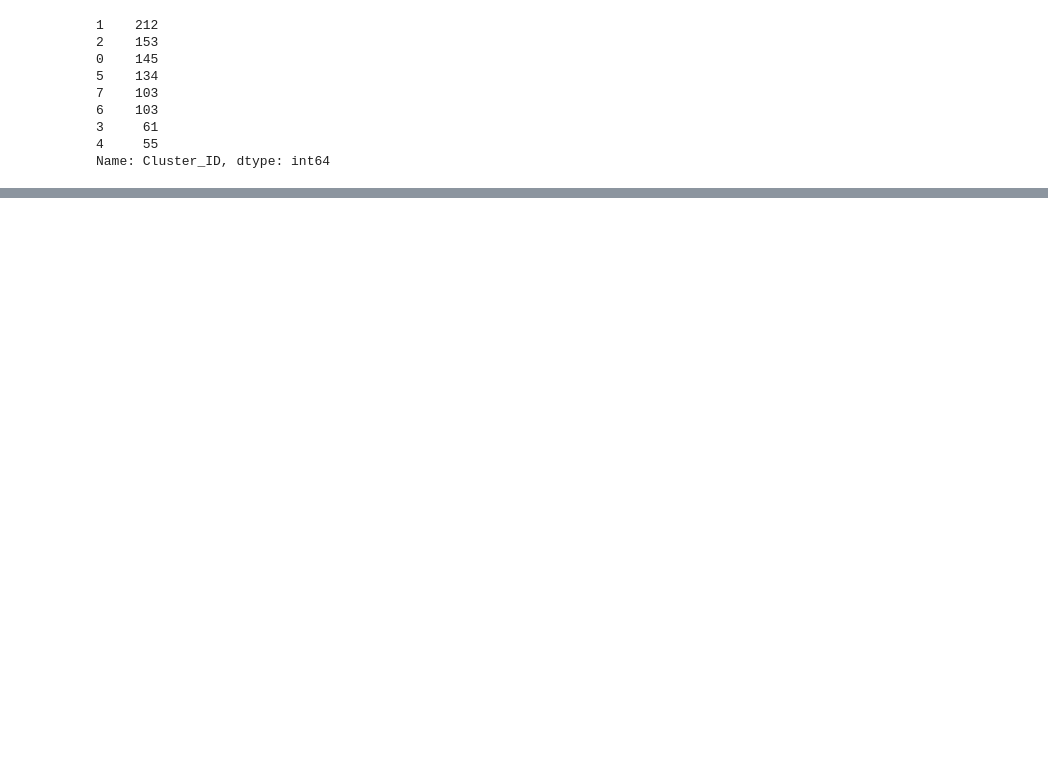
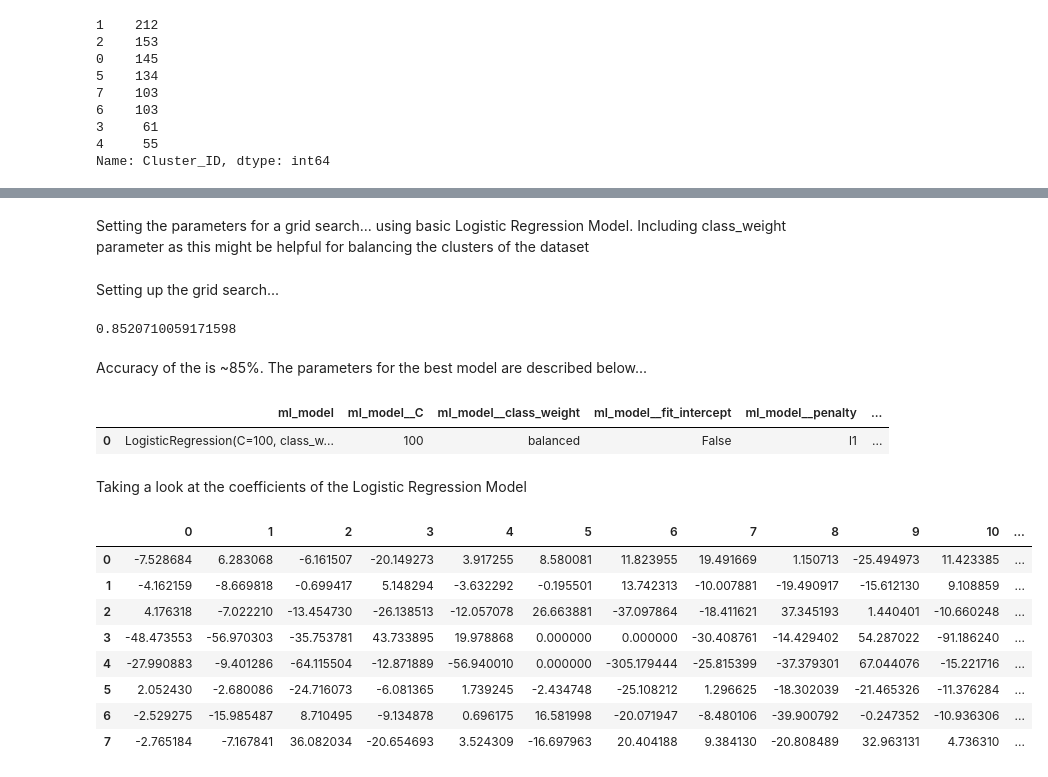
Before and after one commit to dariazhuk357/Capstone_Project_2, a Jupyter notebook: Machine Learning/Supervised_Learning.ipynb, the cells around one changed output, grey strips where cells are left out. Drawn from its saved outputs; the diff is of its cells as text; code cells hidden in the pictures; blank space fills up the shorter version.

```diff
--- a/Machine Learning/Supervised_Learning.ipynb
+++ b/Machine Learning/Supervised_Learning.ipynb
@@ -48,0 +61,2 @@ x_train,x_test,y_train,y_test=train_test_split(X,y,random_state=42,test_size=.3)
+# %% [markdown]
+Setting the parameters for a grid search... using basic Logistic Regression Model. Including class_weight parameter as this might be helpful for balancing the clusters of the dataset
@@ -48,0 +83,18 @@ x_train,x_test,y_train,y_test=train_test_split(X,y,random_state=42,test_size=.3)
+# %% [markdown]
+Setting up the grid search...
+# %%
+gs_logreg=GridSearchCV(pipe,param_grid=params_logreg,cv=5,scoring='accuracy')
+gs_logreg.fit(x_train,y_train)
+df_results_logreg=pd.DataFrame(gs_logreg.best_params_,index=[0])
+print(gs_logreg.best_score_)
+# %% [output]
+0.8520710059171598
+# %% [markdown]
+Accuracy of the is ~85%. The parameters for the best model are described below...
+# %%
+df_results_logreg.head()
+# %% [output]
+|  | ml_model | ml_model__C | ml_model__class_weight | ml_model__fit_intercept | ml_model__penalty | ... |
+| 0 | LogisticRegression(C=100, class_w... | 100 | balanced | False | l1 | ... |
+# %% [markdown]
+Taking a look at the coefficients of the Logistic Regression Model
@@ -48,0 +103,12 @@ x_train,x_test,y_train,y_test=train_test_split(X,y,random_state=42,test_size=.3)
+# %%
+df_logreg_coef
+# %% [output]
+|  | 0 | 1 | 2 | 3 | 4 | 5 | 6 | 7 | 8 | 9 | 10 | ... |
+| 0 | -7.528684 | 6.283068 | -6.161507 | -20.149273 | 3.917255 | 8.580081 | 11.823955 | 19.491669 | 1.150713 | -25.494973 | 11.423385 | ... |
+| 1 | -4.162159 | -8.669818 | -0.699417 | 5.148294 | -3.632292 | -0.195501 | 13.742313 | -10.007881 | -19.490917 | -15.612130 | 9.108859 | ... |
+| 2 | 4.176318 | -7.022210 | -13.454730 | -26.138513 | -12.057078 | 26.663881 | -37.097864 | -18.411621 | 37.345193 | 1.440401 | -10.660248 | ... |
+| 3 | -48.473553 | -56.970303 | -35.753781 | 43.733895 | 19.978868 | 0.000000 | 0.000000 | -30.408761 | -14.429402 | 54.287022 | -91.186240 | ... |
+| 4 | -27.990883 | -9.401286 | -64.115504 | -12.871889 | -56.940010 | 0.000000 | -305.179444 | -25.815399 | -37.379301 | 67.044076 | -15.221716 | ... |
+| 5 | 2.052430 | -2.680086 | -24.716073 | -6.081365 | 1.739245 | -2.434748 | -25.108212 | 1.296625 | -18.302039 | -21.465326 | -11.376284 | ... |
+| 6 | -2.529275 | -15.985487 | 8.710495 | -9.134878 | 0.696175 | 16.581998 | -20.071947 | -8.480106 | -39.900792 | -0.247352 | -10.936306 | ... |
+| 7 | -2.765184 | -7.167841 | 36.082034 | -20.654693 | 3.524309 | -16.697963 | 20.404188 | 9.384130 | -20.808489 | 32.963131 | 4.736310 | ... |
```
Also changed, not shown: parts of 24 cells of this notebook.
